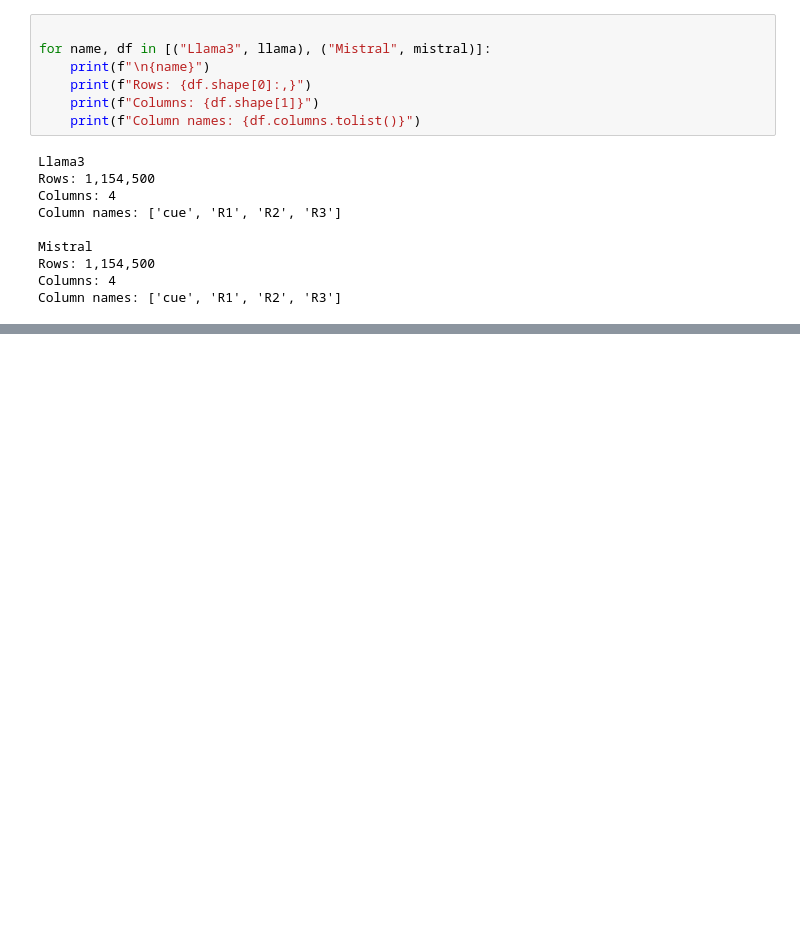
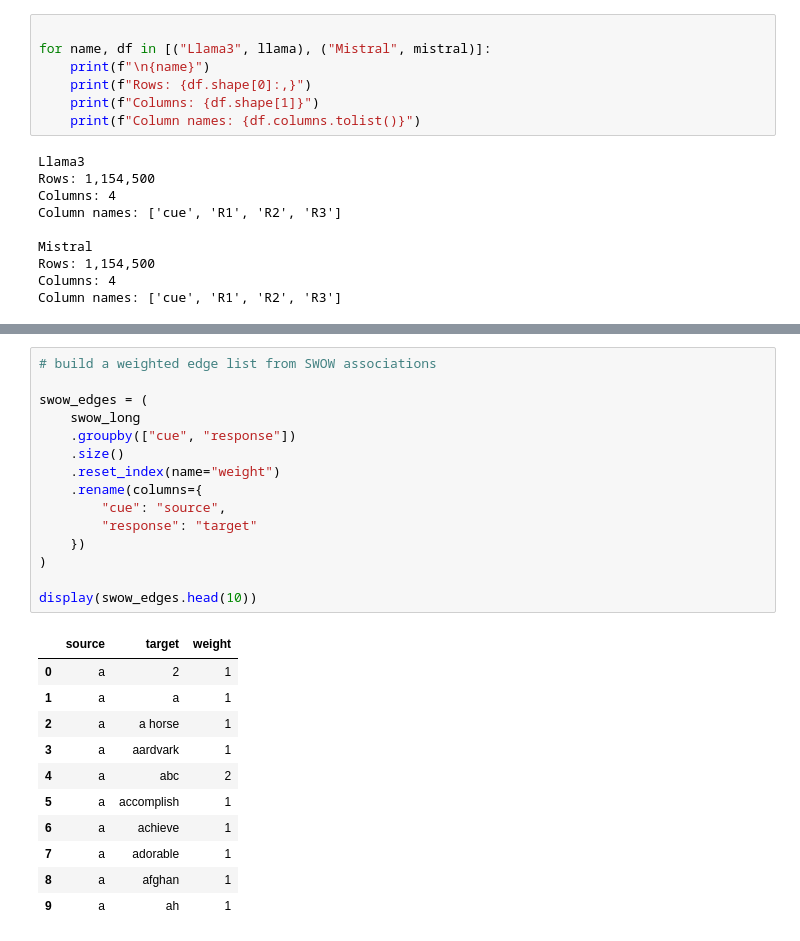
Before and after one commit to domnudragota/llm-eda, a Jupyter notebook: EDA_llm_cognition.ipynb, the cells around one changed output, grey strips where cells are left out. Drawn from its saved outputs; the diff is of its cells as text; blank space fills up the shorter version.

```diff
--- a/EDA_llm_cognition.ipynb
+++ b/EDA_llm_cognition.ipynb
@@ -316,0 +909,27 @@ display(mistral_raw.head(25))
+# %%
+# build a weighted edge list from SWOW associations
+
+swow_edges = (
+    swow_long
+    .groupby(["cue", "response"])
+    .size()
+    .reset_index(name="weight")
+    .rename(columns={
+        "cue": "source",
+        "response": "target"
+    })
+)
+
+display(swow_edges.head(10))
+# %% [output]
+|  | source | target | weight |
+| 0 | a | 2 | 1 |
+| 1 | a | a | 1 |
+| 2 | a | a horse | 1 |
+| 3 | a | aardvark | 1 |
+| 4 | a | abc | 2 |
+| 5 | a | accomplish | 1 |
+| 6 | a | achieve | 1 |
+| 7 | a | adorable | 1 |
+| 8 | a | afghan | 1 |
+| 9 | a | ah | 1 |
```
Also changed, not shown: parts of 46 cells of this notebook.
